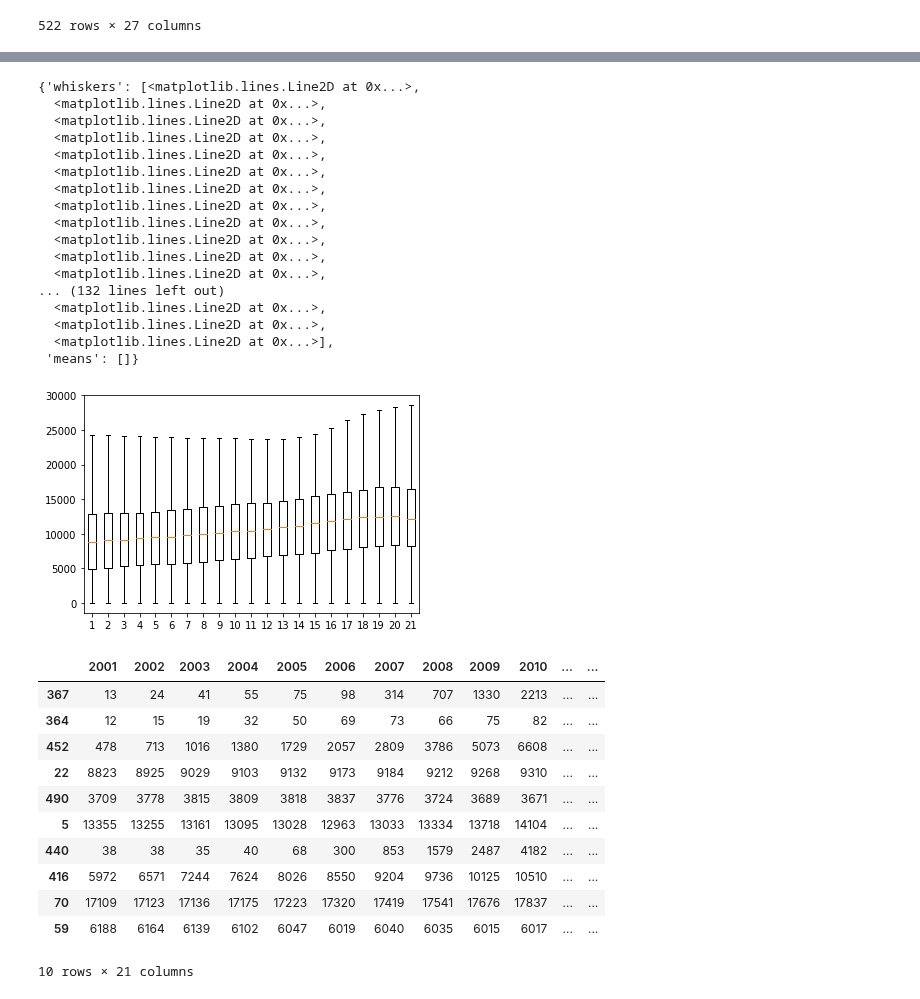
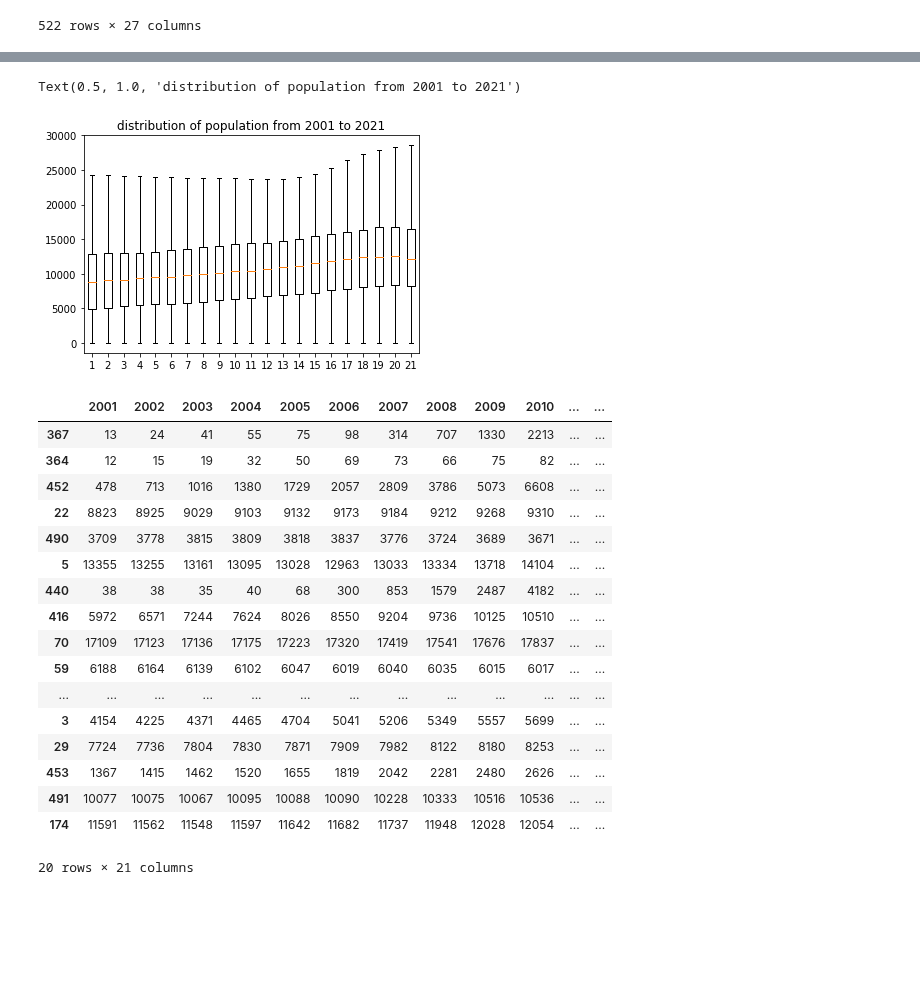
Before and after one commit to MAST30034-Applied-Data-Science/generic-real-estate-consulting-project-group-22, a Jupyter notebook: notebooks/population_analyze.ipynb, the cells around one changed output, grey strips where cells are left out. Saved outputs shown, nothing was run; the diff lists cells and outputs as text; code cells hidden in the pictures; blank space fills up the shorter version.

```diff
--- a/notebooks/population_analyze.ipynb
+++ b/notebooks/population_analyze.ipynb
@@ -71,27 +47,12 @@ plt.boxplot(df["Population density 2021"])
 # %%
 plt.boxplot(df.iloc[:,2:23])
+plt.title("distribution of population from 2001 to 2021")
 # %% [output]
-{'whiskers': [<matplotlib.lines.Line2D at 0x...>,
-  <matplotlib.lines.Line2D at 0x...>,
-  <matplotlib.lines.Line2D at 0x...>,
-  <matplotlib.lines.Line2D at 0x...>,
-  <matplotlib.lines.Line2D at 0x...>,
-  <matplotlib.lines.Line2D at 0x...>,
-  <matplotlib.lines.Line2D at 0x...>,
-  <matplotlib.lines.Line2D at 0x...>,
-  <matplotlib.lines.Line2D at 0x...>,
-  <matplotlib.lines.Line2D at 0x...>,
-  <matplotlib.lines.Line2D at 0x...>,
-  <matplotlib.lines.Line2D at 0x...>,
-... (132 lines left out)
-  <matplotlib.lines.Line2D at 0x...>,
-  <matplotlib.lines.Line2D at 0x...>,
-  <matplotlib.lines.Line2D at 0x...>],
- 'means': []}
+Text(0.5, 1.0, 'distribution of population from 2001 to 2021')
-[figure, old version]
+[figure, new version]
 # %%
 population= df.iloc[:,2:23]
-sample=population.sample(n=10,random_state=114514)
+sample=population.sample(n=20,random_state=114514)
 x=list(sample.columns)
 sample
 # %% [output]
@@ -106,7 +67,13 @@ sample
 | 416 | 5972 | 6571 | 7244 | 7624 | 8026 | 8550 | 9204 | 9736 | 10125 | 10510 | ... | ... |
 | 70 | 17109 | 17123 | 17136 | 17175 | 17223 | 17320 | 17419 | 17541 | 17676 | 17837 | ... | ... |
 | 59 | 6188 | 6164 | 6139 | 6102 | 6047 | 6019 | 6040 | 6035 | 6015 | 6017 | ... | ... |
+| ... | ... | ... | ... | ... | ... | ... | ... | ... | ... | ... | ... | ... |
+| 3 | 4154 | 4225 | 4371 | 4465 | 4704 | 5041 | 5206 | 5349 | 5557 | 5699 | ... | ... |
+| 29 | 7724 | 7736 | 7804 | 7830 | 7871 | 7909 | 7982 | 8122 | 8180 | 8253 | ... | ... |
+| 453 | 1367 | 1415 | 1462 | 1520 | 1655 | 1819 | 2042 | 2281 | 2480 | 2626 | ... | ... |
+| 491 | 10077 | 10075 | 10067 | 10095 | 10088 | 10090 | 10228 | 10333 | 10516 | 10536 | ... | ... |
+| 174 | 11591 | 11562 | 11548 | 11597 | 11642 | 11682 | 11737 | 11948 | 12028 | 12054 | ... | ... |
-10 rows × 21 columns
+20 rows × 21 columns
 # %%
 for i in range(len(sample)):
     plt.scatter(x,sample.iloc[i])
```
Also changed, not shown: parts of 7 cells of this notebook.
